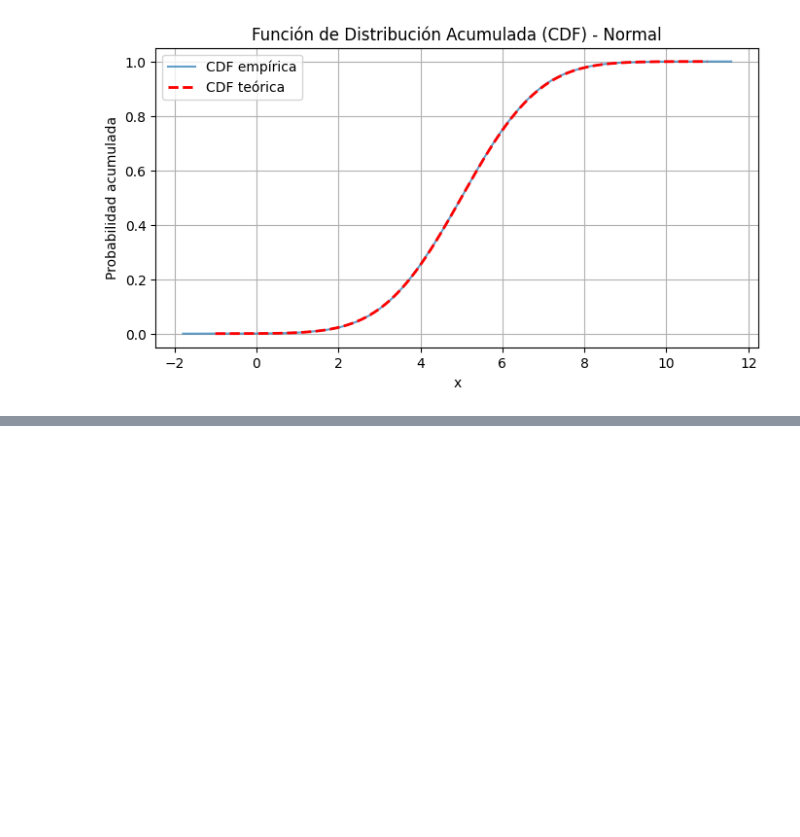
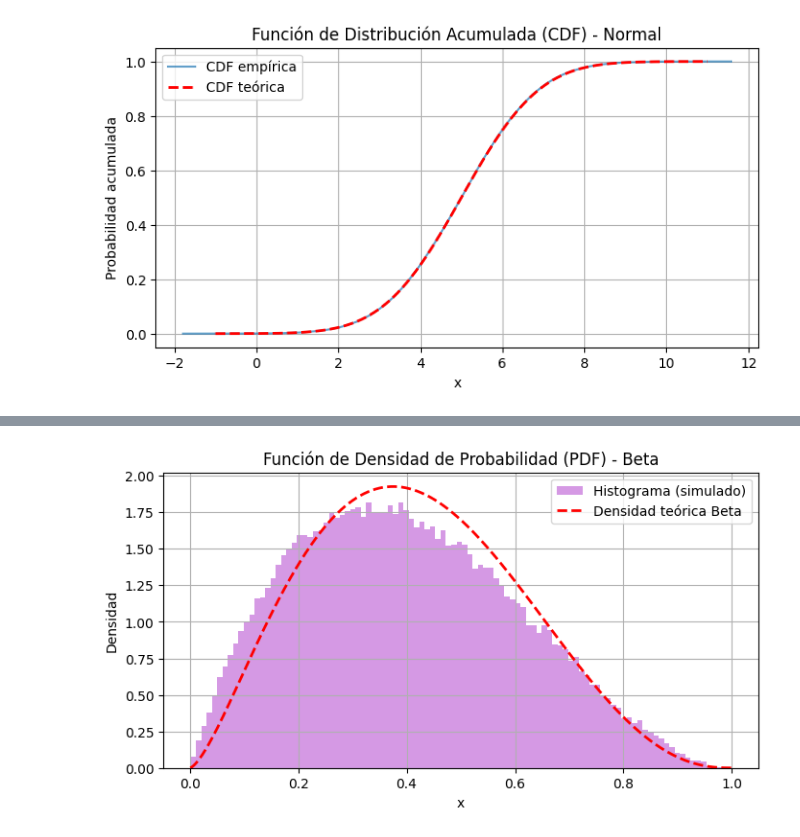
Before and after one commit to TonySC1300/Simulacion1, a Jupyter notebook: Catalogo.ipynb, the cells around one changed output, grey strips where cells are left out. Cells and saved outputs as stored; diff of their text form; code cells hidden in the pictures; blank space fills up the shorter version.

```diff
--- a/Catalogo.ipynb
+++ b/Catalogo.ipynb
@@ -1081,0 +1302,79 @@ plt.show()
+# %%
+import numpy as np
+import matplotlib.pyplot as plt
+from random import random
+from math import log, sqrt, gamma
+from scipy.special import betainc, beta as beta_func  # para PDF y CDF teóricas
+
+# Parámetros de la distribución Beta
+beta_alpha = 2.5  # forma α
+beta_beta = 3.5   # forma β
+
+# Teóricos
+beta_media_teo = beta_alpha / (beta_alpha + beta_beta)
+beta_var_teo = (beta_alpha * beta_beta) / ((beta_alpha + beta_beta)**2 * (beta_alpha + beta_beta + 1))
+beta_std_teo = sqrt(beta_var_teo)
+
+# Simulación por cociente de dos Gamma(α,1) y Gamma(β,1)
+def simular_beta(n):
+    muestras_beta = []
+    for _ in range(n):
+        # Gamma por método de suma de exponenciales
+        G1 = sum(-log(random()) for _ in range(int(beta_alpha)))
+        G2 = sum(-log(random()) for _ in range(int(beta_beta)))
+        X = G1 / (G1 + G2)
+        muestras_beta.append(X)
+    return muestras_beta
+
+# Número de simulaciones
+k_beta = 100000
+
+# Llamada a la función
+datos_beta = simular_beta(k_beta)
+
+# Estadísticas empíricas
+beta_media_emp = np.mean(datos_beta)
+beta_var_emp = np.var(datos_beta)
+beta_std_emp = np.std(datos_beta)
+
+# Imprimir resultados
+print(f"Distribución Beta con α = {beta_alpha}, β = {beta_beta}, simulaciones: {k_beta}")
+print(f"Media teórica: {beta_media_teo:.4f} | Empírica: {beta_media_emp:.4f}")
+print(f"Varianza teórica: {beta_var_teo:.4f} | Empírica: {beta_var_emp:.4f}")
+print(f"Desviación estándar teórica: {beta_std_teo:.4f} | Empírica: {beta_std_emp:.4f}")
+print("")
+
+# === GRAFICAR HISTOGRAMA + DENSIDAD TEÓRICA ===
+x_beta_vals = np.linspace(0.001, 0.999, 1000)
+pdf_beta = (x_beta_vals**(beta_alpha - 1)) * ((1 - x_beta_vals)**(beta_beta - 1)) / beta_func(beta_alpha, beta_beta)
+
+plt.figure(figsize=(8, 4))
+plt.hist(datos_beta, bins=100, density=True, alpha=0.6, label='Histograma (simulado)', color='mediumorchid')
+plt.plot(x_beta_vals, pdf_beta, 'r--', label='Densidad teórica Beta', linewidth=2)
+plt.title('Función de Densidad de Probabilidad (PDF) - Beta')
+plt.xlabel('x')
+plt.ylabel('Densidad')
+plt.legend()
+plt.grid(True)
+plt.show()
+
+# === GRAFICAR FUNCIÓN ACUMULADA ===
+datos_beta_ordenados = np.sort(datos_beta)
+y_cdf_beta = np.arange(1, k_beta + 1) / k_beta
+
+def cdf_beta(x, alpha, beta):
+    return betainc(alpha, beta, x)
+
+x_vals_beta = np.linspace(0.001, 0.999, 1000)
+cdf_beta_teo = cdf_beta(x_vals_beta, beta_alpha, beta_beta)
+
+plt.figure(figsize=(8, 4))
+plt.plot(datos_beta_ordenados, y_cdf_beta, label='CDF empírica', alpha=0.7)
+plt.plot(x_vals_beta, cdf_beta_teo, 'r--', label='CDF teórica', linewidth=2)
+plt.title('Función de Distribución Acumulada (CDF) - Beta')
+plt.xlabel('x')
+plt.ylabel('Probabilidad acumulada')
+plt.legend()
+plt.grid(True)
+plt.show()
+# %% [output]
@@ -1081,0 +1385 @@ plt.show()
+[figure, added]
```
Also changed, not shown: parts of 12 cells of this notebook.
